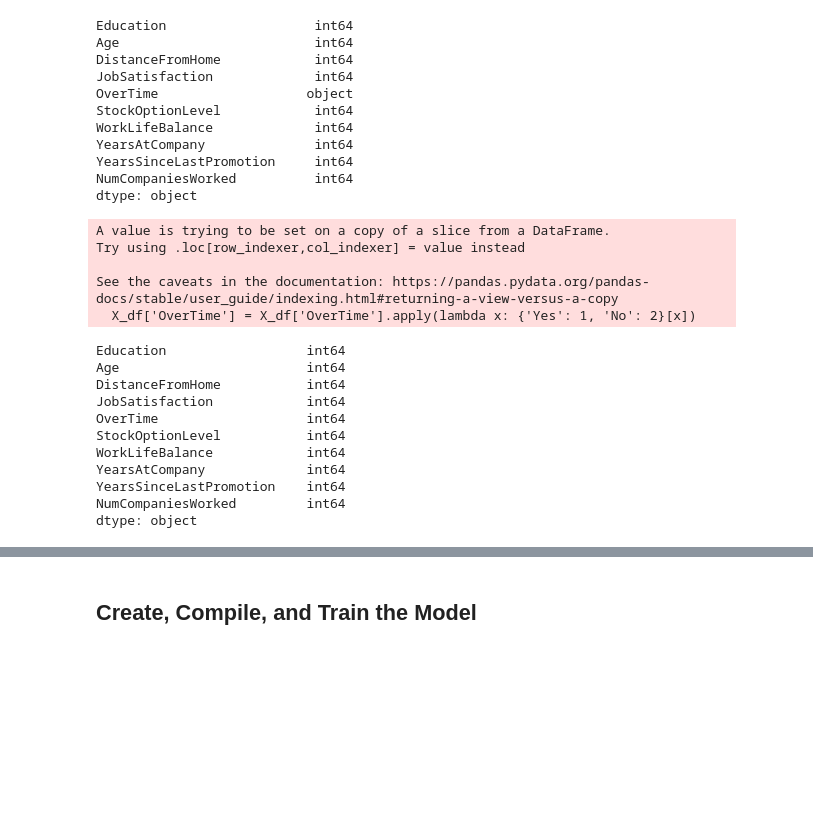
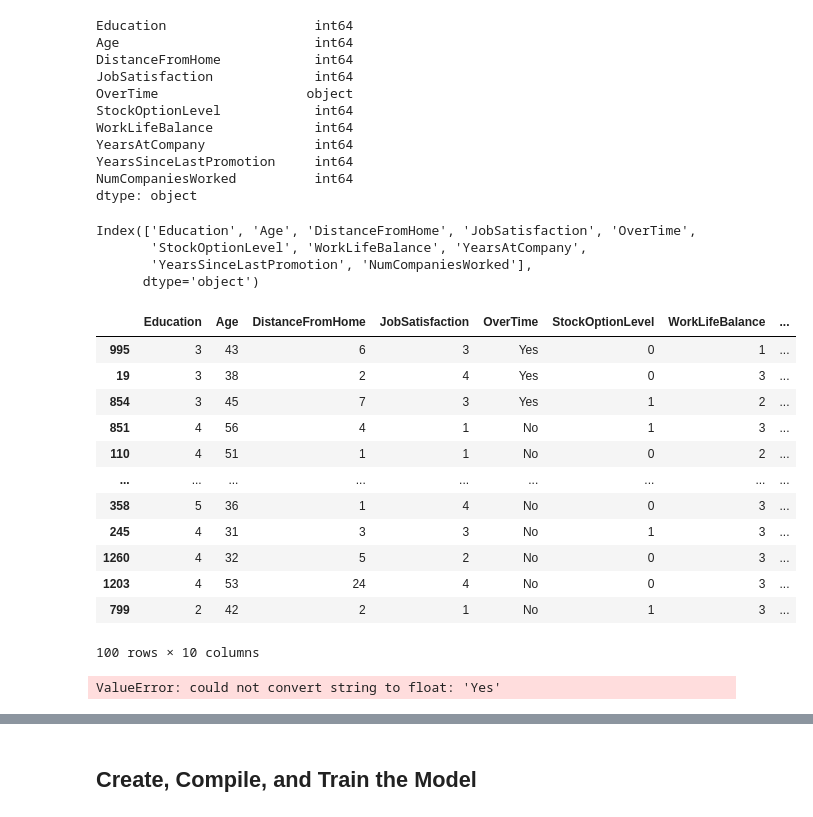
Before and after one commit to FurrowSam/Employee-Attrition-and-Classification, a Jupyter notebook: attrition.ipynb, the cells around one changed output, grey strips where cells are left out. Saved outputs shown, nothing was run; the diff lists cells and outputs as text; code cells hidden in the pictures; blank space fills up the shorter version.

```diff
--- a/attrition.ipynb
+++ b/attrition.ipynb
@@ -65,8 +69,9 @@ y_df
 # Create a list of at least 10 column names to use as X data
 X_data = attrition_df[['Education', 'Age', 'DistanceFromHome', 'JobSatisfaction', 'OverTime', 'StockOptionLevel', 'WorkLifeBalance', 'YearsAtCompany', 'YearsSinceLastPromotion', 'NumCompaniesWorked']]
 
+
 # Create X_df using your selected columns
-X_df = X_data
+X_df = pd.DataFrame(X_data)
 
 # Show the data types for X_df
 X_df.dtypes
@@ -82,32 +87,17 @@ YearsAtCompany              int64
 YearsSinceLastPromotion     int64
 NumCompaniesWorked          int64
 dtype: object
-# %%
-# Convert your X data to numeric data types however you see fit
-# Add new code cells as necessary
-X_df['OverTime'] = X_df['OverTime'].apply(lambda x: {'Yes': 1, 'No': 2}[x])
-# %% [output]
-A value is trying to be set on a copy of a slice from a DataFrame.
-Try using .loc[row_indexer,col_indexer] = value instead
-
-See the caveats in the documentation: https://pandas.pydata.org/pandas-docs/stable/user_guide/indexing.html#returning-a-view-versus-a-copy
-  X_df['OverTime'] = X_df['OverTime'].apply(lambda x: {'Yes': 1, 'No': 2}[x])
-# %%
-X_df.dtypes
-# %% [output]
-Education                  int64
-Age                        int64
-DistanceFromHome           int64
-JobSatisfaction            int64
-OverTime                   int64
-StockOptionLevel           int64
-WorkLifeBalance            int64
-YearsAtCompany             int64
-YearsSinceLastPromotion    int64
-NumCompaniesWorked         int64
-dtype: object
 # %%
 # Split the data into training and testing sets
 from sklearn.model_selection import train_test_split
 
 X_train, X_test, y_train, y_test = train_test_split(X_df, y_df, random_state=19)
+# %%
+# Convert your X data to numeric data types however you see fit
+# Add new code cells as necessary
+X_df.columns
+# %% [output]
+Index(['Education', 'Age', 'DistanceFromHome', 'JobSatisfaction', 'OverTime',
+       'StockOptionLevel', 'WorkLifeBalance', 'YearsAtCompany',
+       'YearsSinceLastPromotion', 'NumCompaniesWorked'],
+      dtype='object')
@@ -114,3 +110,19 @@ X_train, X_test, y_train, y_test = train_test_split(X_df, y_df, random_state=19)
+# %%
+X_train.head(100)
+# %% [output]
+|  | Education | Age | DistanceFromHome | JobSatisfaction | OverTime | StockOptionLevel | WorkLifeBalance | ... |
+| 995 | 3 | 43 | 6 | 3 | Yes | 0 | 1 | ... |
+| 19 | 3 | 38 | 2 | 4 | Yes | 0 | 3 | ... |
+| 854 | 3 | 45 | 7 | 3 | Yes | 1 | 2 | ... |
+| 851 | 4 | 56 | 4 | 1 | No | 1 | 3 | ... |
+| 110 | 4 | 51 | 1 | 1 | No | 0 | 2 | ... |
+| ... | ... | ... | ... | ... | ... | ... | ... | ... |
+| 358 | 5 | 36 | 1 | 4 | No | 0 | 3 | ... |
+| 245 | 4 | 31 | 3 | 3 | No | 1 | 3 | ... |
+| 1260 | 4 | 32 | 5 | 2 | No | 0 | 3 | ... |
+| 1203 | 4 | 53 | 24 | 4 | No | 0 | 3 | ... |
+| 799 | 2 | 42 | 2 | 1 | No | 1 | 3 | ... |
+100 rows × 10 columns
 # %%
 # Create a StandardScaler
 scaler = StandardScaler()
@@ -121,5 +133,7 @@ scaler.fit(X_train)
 # Scale the training and testing data
 X_train_scaled = scaler.transform(X_train)
 X_test_scaled = scaler.transform(X_test)
+# %% [output]
+ValueError: could not convert string to float: 'Yes'
 # %%
 # Create a OneHotEncoder for the Department column
```
Also changed, not shown: parts of 9 cells of this notebook.
